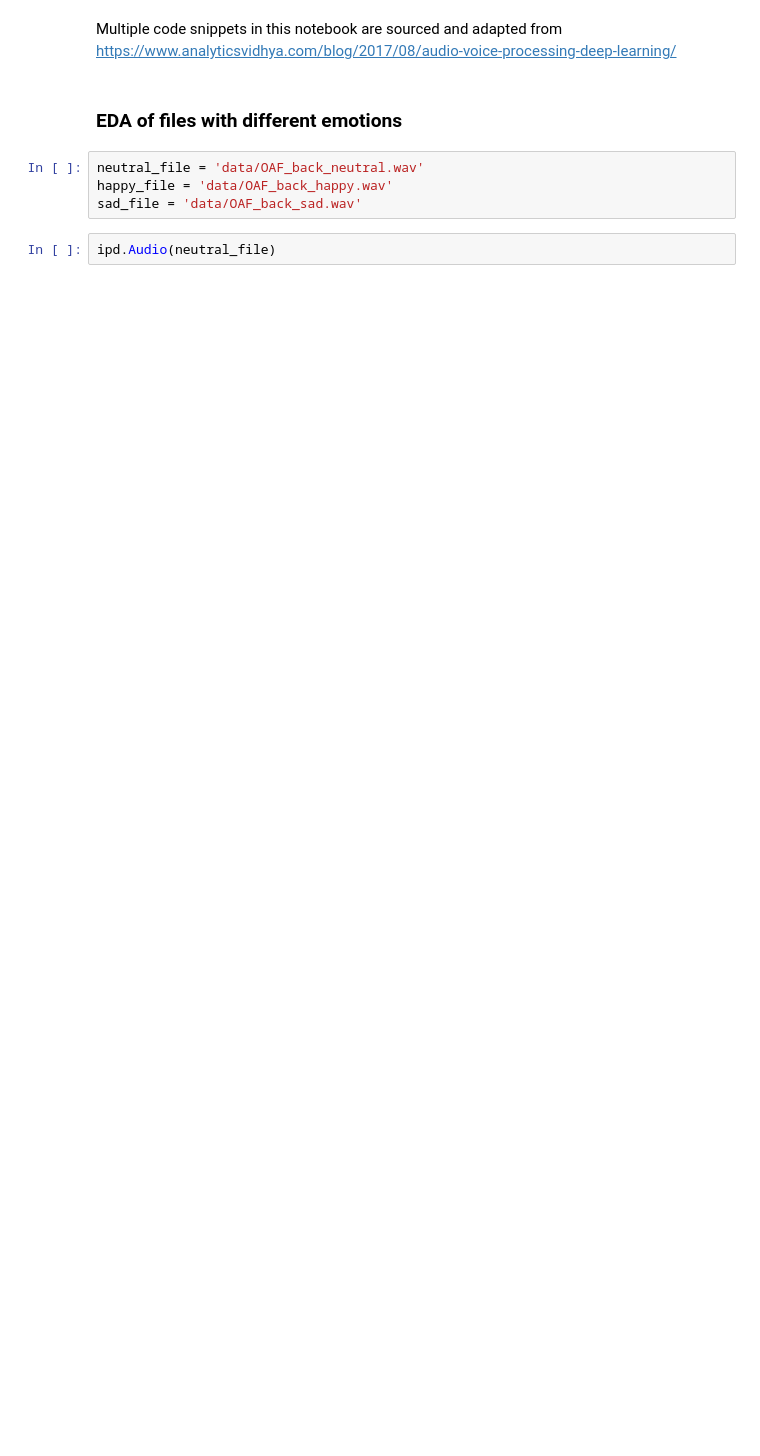
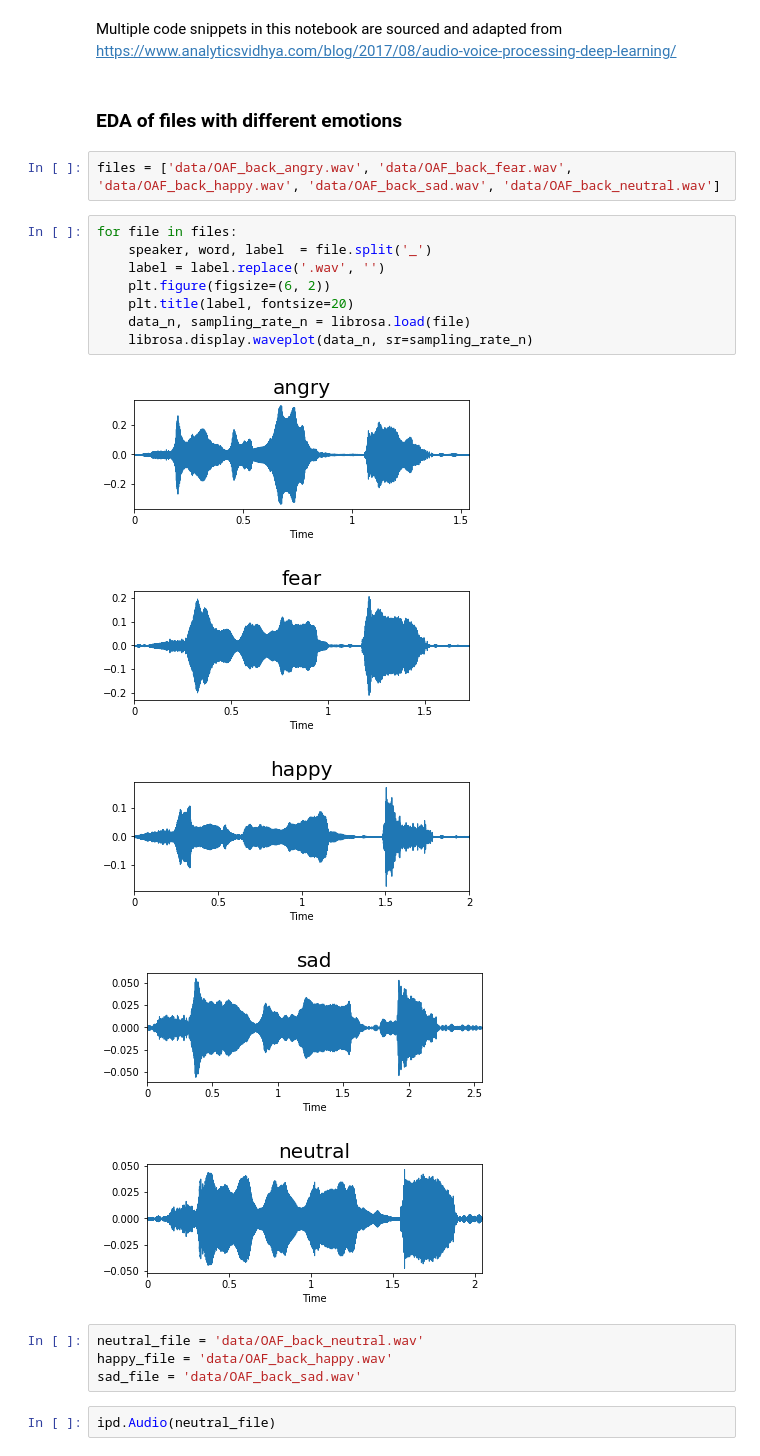
Before and after one commit to alionaBER/audio-emotion-analysis, a Jupyter notebook: eda_features_model.ipynb, the cells around one changed output. Drawn from its saved outputs; the diff is of its cells as text; blank space fills up the shorter version.

```diff
--- a/eda_features_model.ipynb
+++ b/eda_features_model.ipynb
@@ -23,6 +25,22 @@ keras version: 2.3.1
 Multiple code snippets in this notebook are sourced and adapted from https://www.analyticsvidhya.com/blog/2017/08/audio-voice-processing-deep-learning/
 # %% [markdown]
 ### EDA of files with different emotions
+# %%
+files = ['data/OAF_back_angry.wav', 'data/OAF_back_fear.wav', 'data/OAF_back_happy.wav', 'data/OAF_back_sad.wav', 'data/OAF_back_neutral.wav']
+# %%
+for file in files:
+    speaker, word, label  = file.split('_')
+    label = label.replace('.wav', '')
+    plt.figure(figsize=(6, 2))
+    plt.title(label, fontsize=20)
+    data_n, sampling_rate_n = librosa.load(file)
+    librosa.display.waveplot(data_n, sr=sampling_rate_n)
+# %% [output]
+[figure, added]
+[figure, added]
+[figure, added]
+[figure, added]
+[figure, added]
 # %%
 neutral_file = 'data/OAF_back_neutral.wav'
 happy_file = 'data/OAF_back_happy.wav'
```
Also changed, not shown: parts of 55 cells of this notebook, 7 other files.
